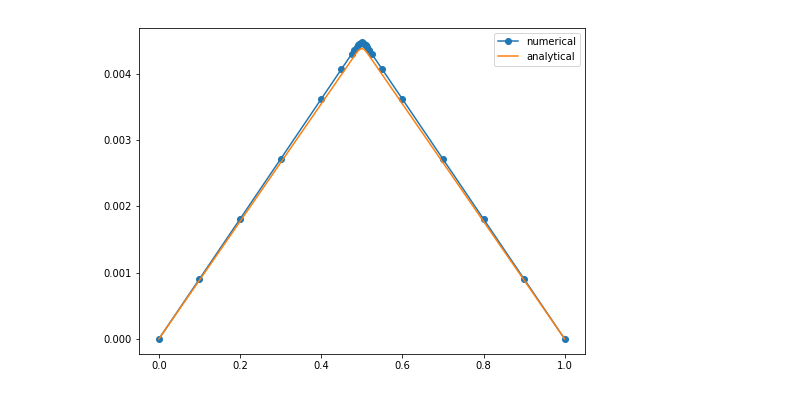
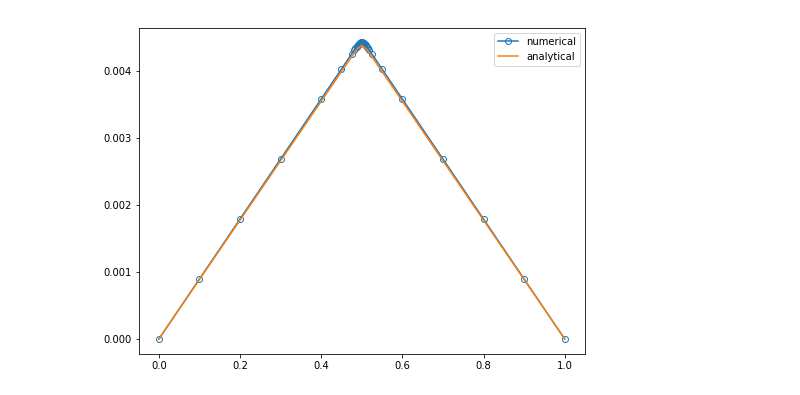
Before and after one commit to fdrmrc/HigherNumericalMathematicsPS, a Jupyter notebook: Sheet6/FEM_Poisson.ipynb, the cells around one changed output. Saved outputs shown, nothing was run; the diff lists cells and outputs as text; code cells hidden in the pictures.

```diff
--- a/Sheet6/FEM_Poisson.ipynb
+++ b/Sheet6/FEM_Poisson.ipynb
@@ -2,10 +2,10 @@
 import numpy as np
 import matplotlib.pyplot as plt
 import scipy.integrate as integrate
-from scipy import interpolate
 from scipy.special import erf
 from math import pi
-
+import warnings
+warnings.filterwarnings('ignore')
 
 def rhs1(x):
     return np.sin(pi*x)
@@ -60,7 +60,7 @@ def load_vector(M,rhs,x,quadrature):
 rhs = rhs2
 ###########################
 
-M = 50
+M = 40
 h = 1/M
 x = np.linspace(0,1,M+1)
 A = -np.diag(np.ones(M-2),-1) + 2*np.diag(np.ones(M-1)) - np.diag(np.ones(M-2),+1)
@@ -130,13 +180,14 @@ def nodegen(M,nodtype):
             # parabolic distribution of nodes
             x[i] =((i)/(M))**2
     elif nodtype == 'refine':
+
         M1 = np.int(np.floor((M)/4))
         M2 = np.int(np.floor((M)/2))
         M3 = np.int(np.floor((M)/4))
 
-        x1 = np.linspace(0,0.45,M1)
-        x2 = np.linspace(0.45 + 1/M,0.55,M2)
-        x3 = np.linspace(0.55 + 1/M,1,M3+1)
+        x1 = np.linspace(0,0.40,M1)
+        x2 = np.linspace(0.40 + 1/M,0.60,M2)
+        x3 = np.linspace(0.60 + 1/M,1,M3+1)
         x = np.concatenate((x1,x2,x3))
     elif nodetype == 'equi':
         x = np.linspace(0,1,M+1)
@@ -168,7 +219,7 @@ def load_vector_noneq(M,rhs,x,quadrature):
     if quadrature == 'Gaussian':
         for i in range(1,M):
             b.append(integrate.quad(lambda y: (y-x[i-1])/(h[i-1])*rhs(y),x[i-1],x[i])[0] + integrate.quad(lambda y: (x[i+1]-y)/(h[i])*rhs(y),x[i],x[i+1])[0])
-    elif quadrature == 'Midpoint':
+    elif quadrature == 'Trapezoidal':
         for i in range(1,M):
             b.append(rhs(x[i])*(h[i-1] + h[i])/2) #O(h^2)
 
@@ -191,9 +242,9 @@ def Fem1dPoisson(M,x,rhs,quadr):
 ######### COMPUTE THE SOLUTION
 
 M = 40
-nodetype = 'equi' #refine, para (parabolic), equi (equispaced)
+nodetype = 'refine' #refine, para (parabolic), equi (equispaced)
 x= nodegen(M,nodetype)
-quadr = 'Gaussian'
+quadr = 'Trapezoidal'
 U = Fem1dPoisson(M,x,rhs,quadr)
 
 
@@ -228,12 +296,12 @@ print(uex(x,rhs)-U) #I'm exact if I use Gaussian quadrature
 # %%
-quadr = 'Midpoint'
+quadr = 'Trapezoidal'
 
 
 M = 10
 x = np.linspace(0,1,M+1)
-while (M<25):
+while (M<40):
 
-    rho = np.zeros(M)
+    rho = np.zeros(M) #store elemental residuals
     for k in range(0,M):
         h = x[k+1] - x[k]
         a = rhs(x[k])
@@ -241,7 +309,7 @@ while (M<25):
         t = 0.5*h*(a**2 + b**2)
         rho[k] = t*h**2
 
-    alfa = 0.9
+    alfa = 0.8
     for i in range(len(rho)):
         if rho[i]>alfa*np.max(rho):
             x = np.append(x,(x[i+1]+x[i])/2)
@@ -252,9 +320,9 @@ while (M<25):
 U = Fem1dPoisson(M,x,rhs,quadr)
 # %%
 plt.figure(figsize=(8,6))
-plt.plot(x,U,'-o',label='numerical')
+plt.plot(x,U,'-o',label='numerical',markerfacecolor = 'None')
 plt.plot(xx,uex(xx,rhs),'-',label='analytical')
 plt.legend()
 plt.show()
 # %% [output]
-[figure, old version]
+[figure, new version]
```
Also changed, not shown: parts of 8 cells of this notebook.
